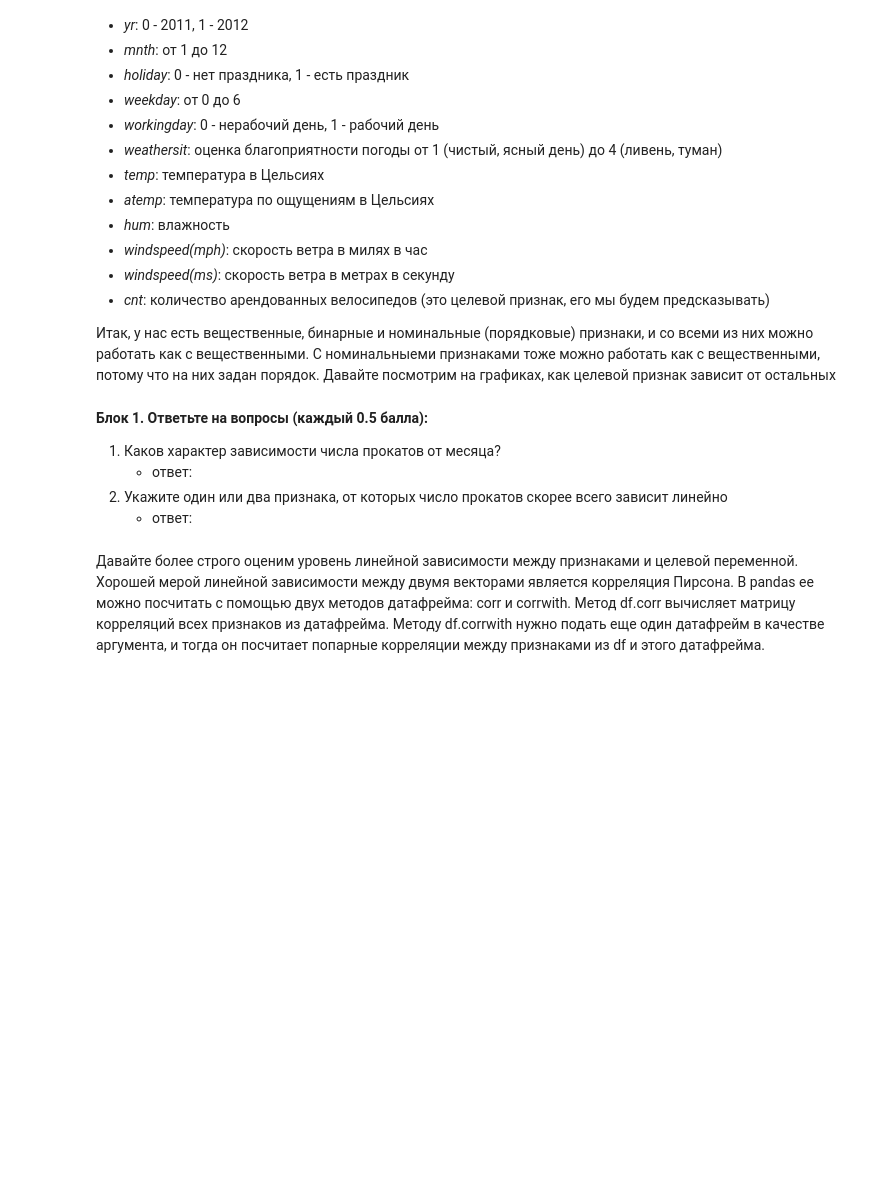
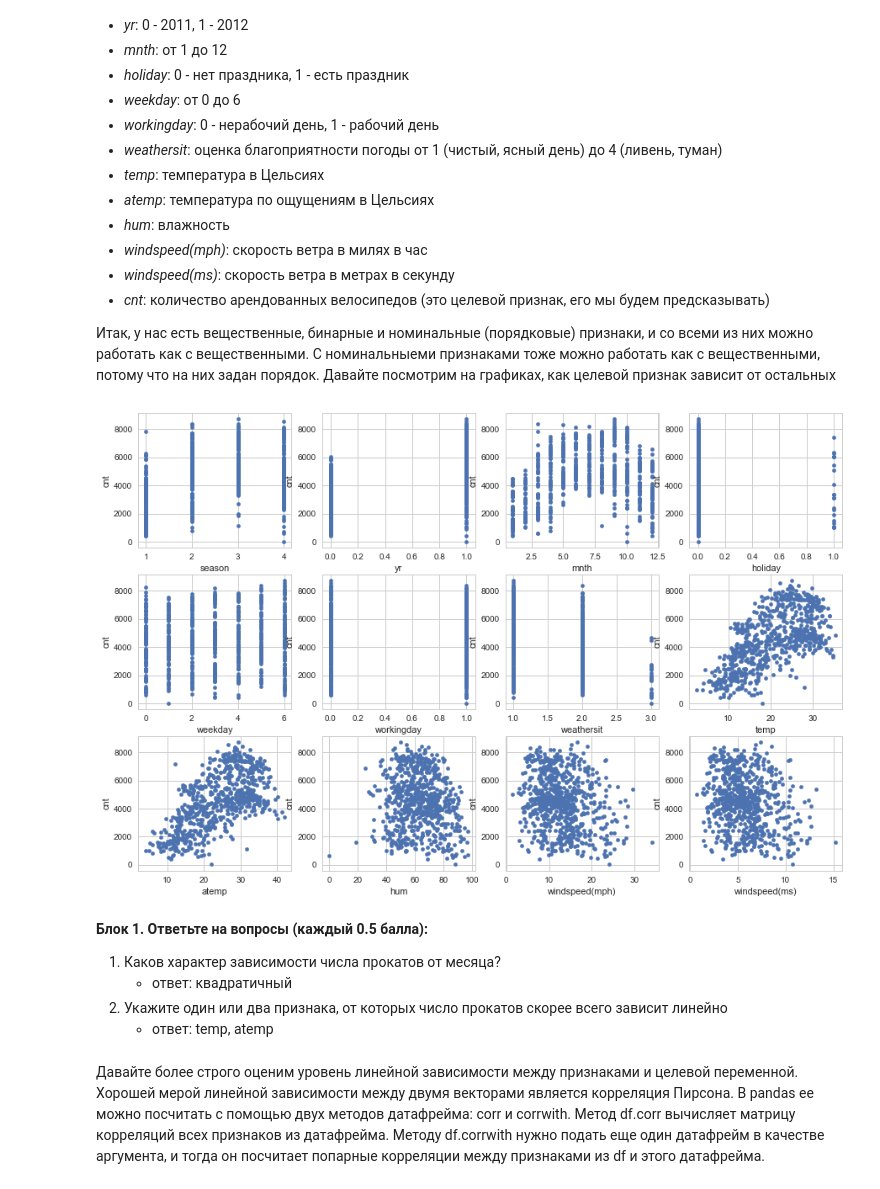
Before and after one commit to pkuderov/mlda-course, a Jupyter notebook: 02. supervised-learning/08. w2a_overfitting_and_regularization.ipynb, the cells around one changed output. Saved outputs shown, nothing was run; the diff lists cells and outputs as text; code cells hidden in the pictures; blank space fills up the shorter version.

```diff
--- a/02. supervised-learning/08. w2a_overfitting_and_regularization.ipynb
+++ b/02. supervised-learning/08. w2a_overfitting_and_regularization.ipynb
@@ -20,3 +32,5 @@ from matplotlib import pyplot as plt
 # %%
 # (0 баллов)
 # Считайте данные и выведите первые 5 строк
+df = pd.read_csv('data/08. bikes_rent.csv')
+df.head()
@@ -40,13 +61,15 @@ from matplotlib import pyplot as plt
 # %%
 fig, axes = plt.subplots(nrows=3, ncols=4, figsize=(15, 10))
 for idx, feature in enumerate(df.columns[:-1]):
-    df.plot(feature, "cnt", subplots=True, kind="scatter", ax=axes[idx / 4, idx % 4])
+    df.plot(feature, "cnt", subplots=True, kind="scatter", ax=axes[idx // 4, idx % 4])
+# %% [output]
+[figure, added]
 # %% [markdown]
 __Блок 1. Ответьте на вопросы (каждый 0.5 балла):__
 1. Каков характер зависимости числа прокатов от месяца?
-   * ответ:
+   * ответ: квадратичный
 1. Укажите один или два признака, от которых число прокатов скорее всего зависит линейно
-   * ответ:
+   * ответ: temp, atemp
 # %% [markdown]
 Давайте более строго оценим уровень линейной зависимости между признаками и целевой переменной. Хорошей мерой линейной зависимости между двумя векторами является корреляция Пирсона. В pandas ее можно посчитать с помощью двух методов датафрейма: corr и corrwith. Метод df.corr вычисляет матрицу корреляций всех признаков из датафрейма. Методу df.corrwith нужно подать еще один датафрейм в качестве аргумента, и тогда он посчитает попарные корреляции между признаками из df и этого датафрейма.
 # %%
```
Also changed, not shown: parts of 17 cells of this notebook.
